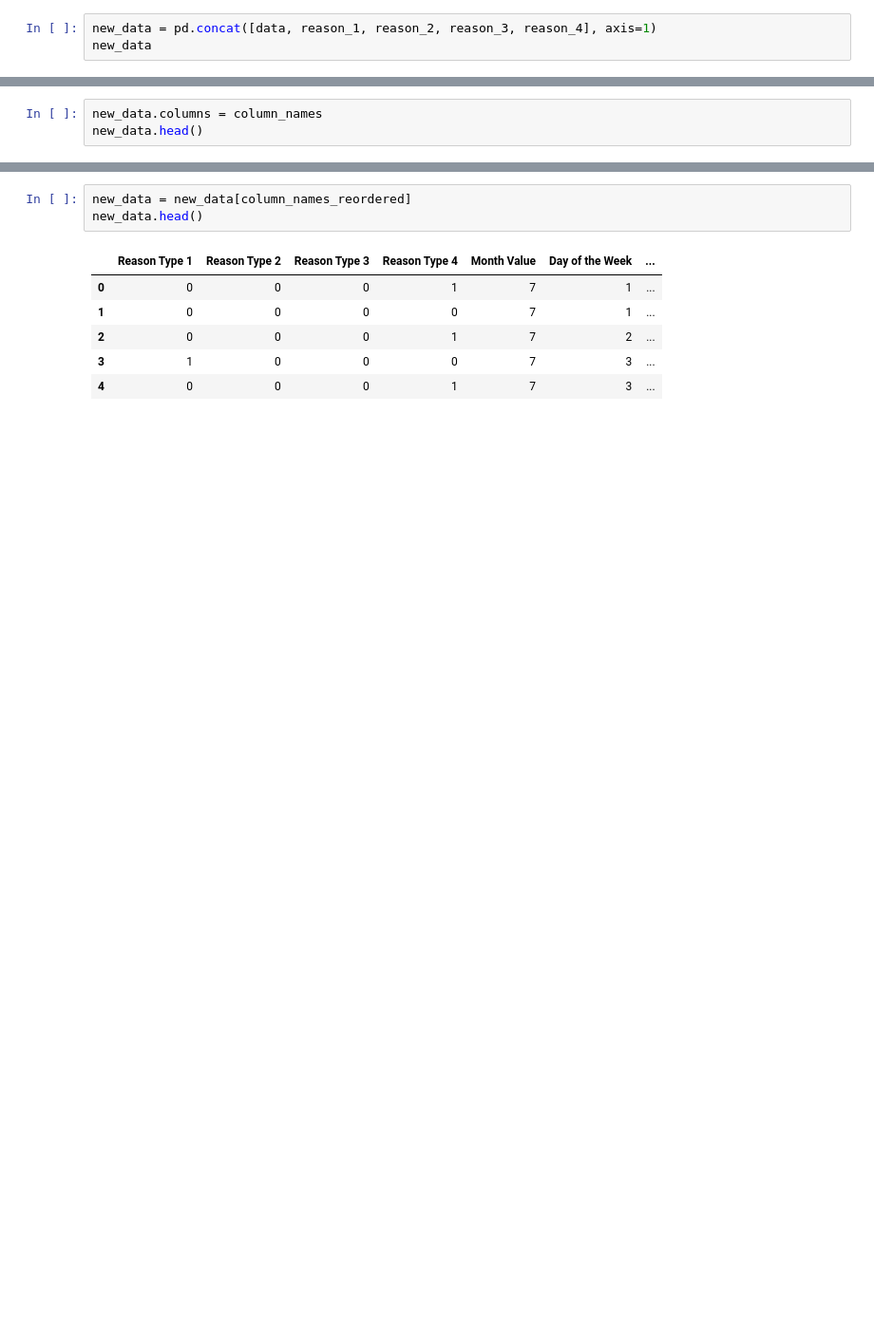
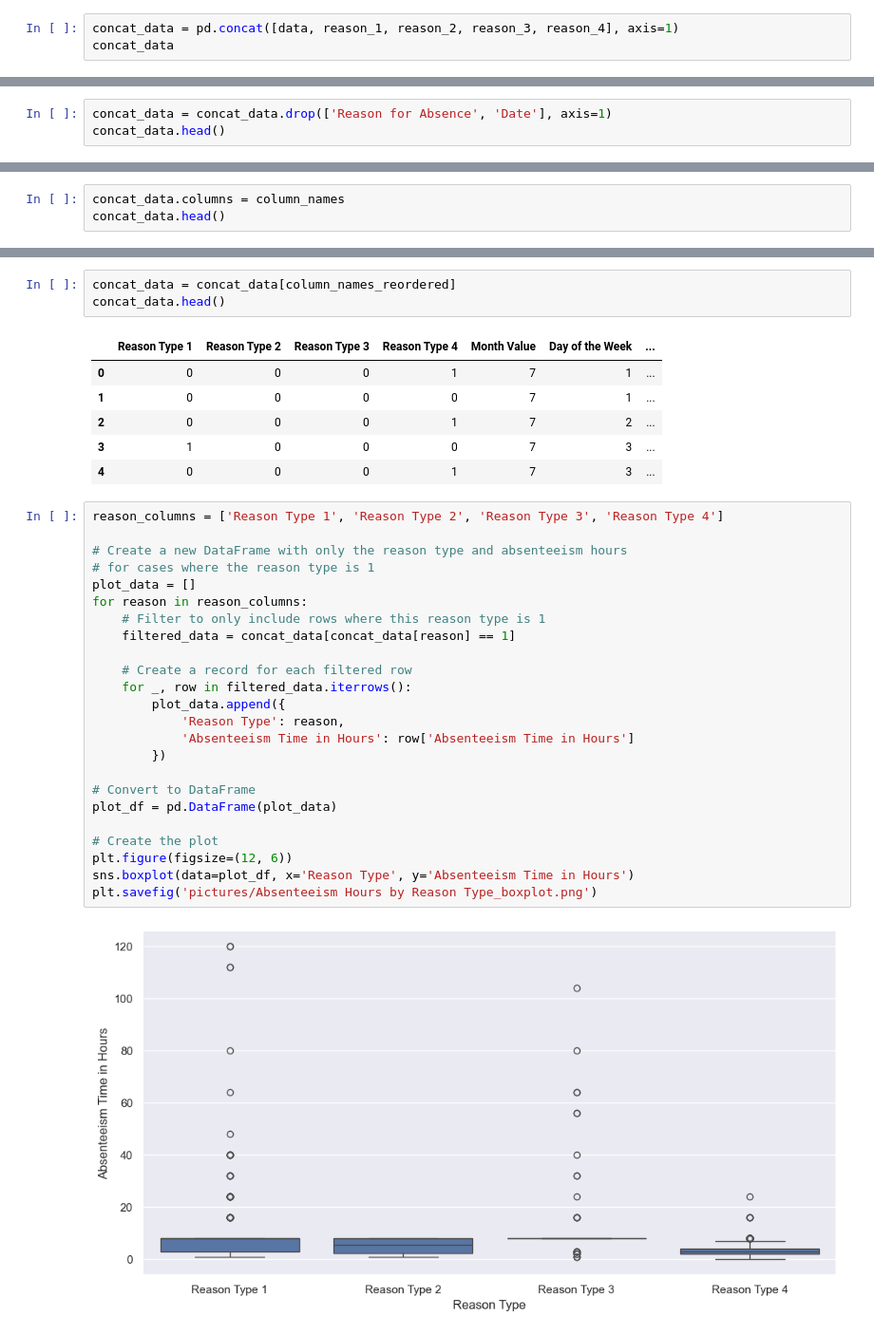
Before and after one commit to joseph-ishola/Employee-Absenteeism, a Jupyter notebook: log_reg.ipynb, the cells around one changed output, grey strips where cells are left out. Shown at 95% size. Drawn from its saved outputs; the diff is of its cells as text; blank space fills up the shorter version.

```diff
--- a/log_reg.ipynb
+++ b/log_reg.ipynb
@@ -162,4 +258,4 @@ data.head()
 # %%
-new_data = pd.concat([data, reason_1, reason_2, reason_3, reason_4], axis=1)
-new_data
+concat_data = pd.concat([data, reason_1, reason_2, reason_3, reason_4], axis=1)
+concat_data
 # %% [output]
@@ -178,0 +275,3 @@ new_data
+# %%
+concat_data = concat_data.drop(['Reason for Absence', 'Date'], axis=1)
+concat_data.head()
@@ -189,8 +295,8 @@ column_names = ['Transportation Expense', 'Distance to Work', 'Age',
        'Children', 'Pets', 'Absenteeism Time in Hours', 'Month Value',
        'Day of the Week', 'Reason Type 1', 'Reason Type 2', 'Reason Type 3', 'Reason Type 4']
 # %%
-new_data.columns = column_names
-new_data.head()
+concat_data.columns = column_names
+concat_data.head()
 # %% [output]
 |  | Transportation Expense | Distance to Work | Age | Daily Work Load Average | Body Mass Index | Education | ... |
 | 0 | 289 | 36 | 33 | 239.554 | 30 | 1 | ... |
@@ -204,8 +312,8 @@ column_names_reordered = ['Reason Type 1', 'Reason Type 2', 'Reason Type 3', 'Re
        'Daily Work Load Average', 'Body Mass Index', 'Education',
        'Children', 'Pets', 'Absenteeism Time in Hours']
 # %%
-new_data = new_data[column_names_reordered]
-new_data.head()
+concat_data = concat_data[column_names_reordered]
+concat_data.head()
 # %% [output]
 |  | Reason Type 1 | Reason Type 2 | Reason Type 3 | Reason Type 4 | Month Value | Day of the Week | ... |
 | 0 | 0 | 0 | 0 | 1 | 7 | 1 | ... |
@@ -213,3 +321,29 @@ new_data.head()
 | 2 | 0 | 0 | 0 | 1 | 7 | 2 | ... |
 | 3 | 1 | 0 | 0 | 0 | 7 | 3 | ... |
 | 4 | 0 | 0 | 0 | 1 | 7 | 3 | ... |
+# %%
+reason_columns = ['Reason Type 1', 'Reason Type 2', 'Reason Type 3', 'Reason Type 4']
+
+# Create a new DataFrame with only the reason type and absenteeism hours
+# for cases where the reason type is 1
+plot_data = []
+for reason in reason_columns:
+    # Filter to only include rows where this reason type is 1
+    filtered_data = concat_data[concat_data[reason] == 1]
+
+    # Create a record for each filtered row
+    for _, row in filtered_data.iterrows():
+        plot_data.append({
+            'Reason Type': reason,
+            'Absenteeism Time in Hours': row['Absenteeism Time in Hours']
+        })
+
+# Convert to DataFrame
+plot_df = pd.DataFrame(plot_data)
+
+# Create the plot
+plt.figure(figsize=(12, 6))
+sns.boxplot(data=plot_df, x='Reason Type', y='Absenteeism Time in Hours')
+plt.savefig('pictures/Absenteeism Hours by Reason Type_boxplot.png')
+# %% [output]
+[figure, added]
```
Also changed, not shown: parts of 27 cells of this notebook, 5 other files.
